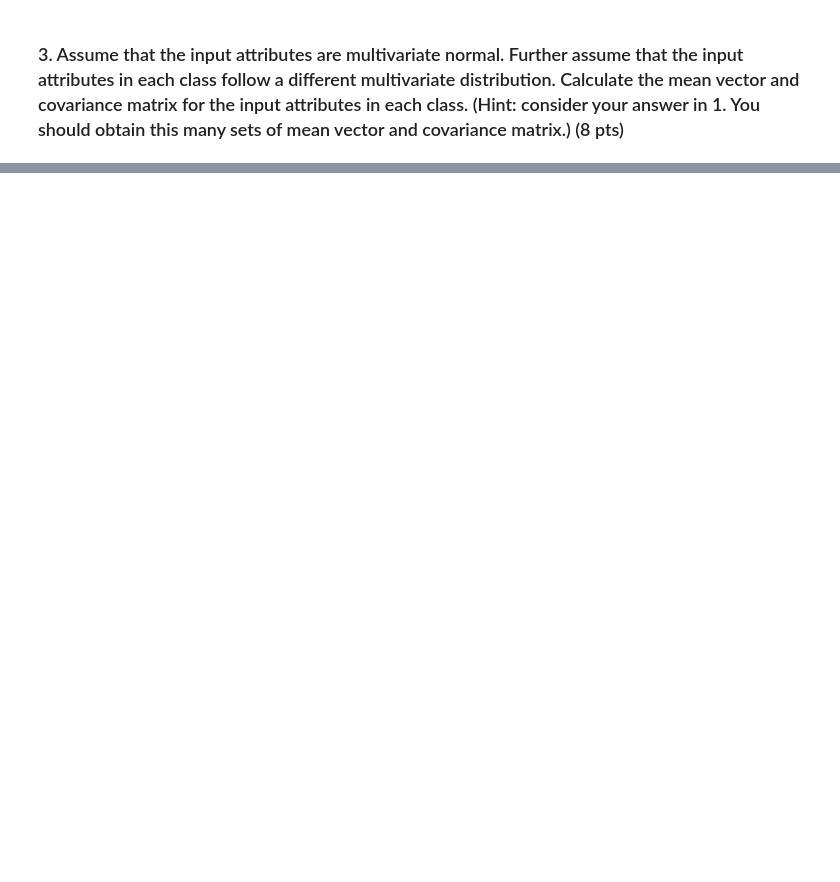
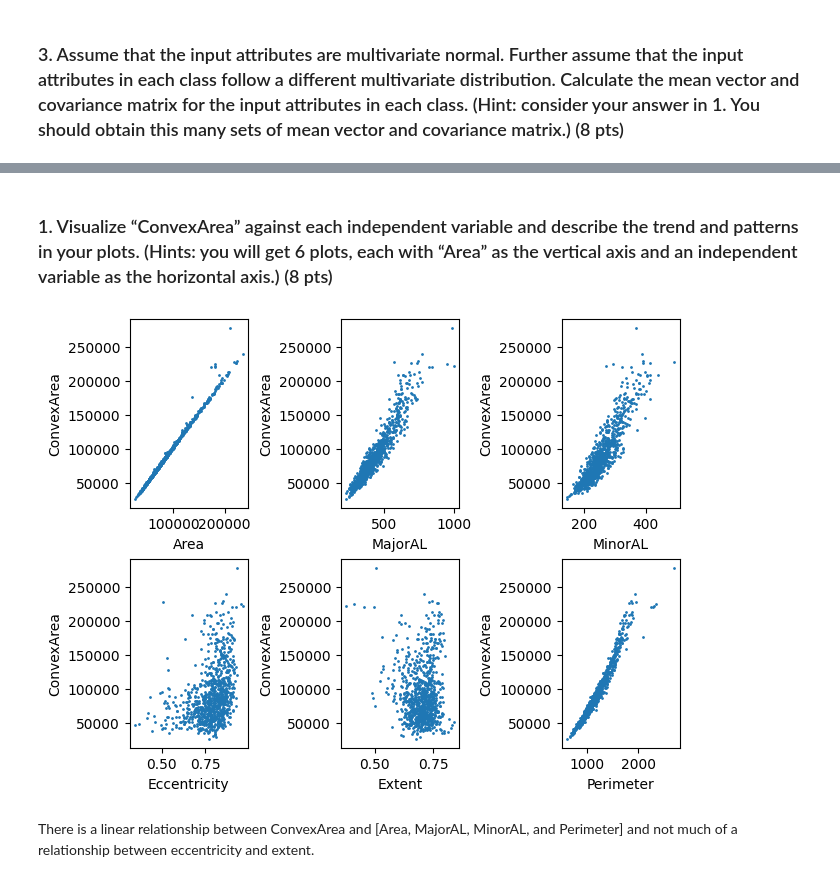
Before and after one commit to mosmith3asu/MLCourse, a Jupyter notebook: HW1/MasonSmith_HW1.ipynb, the cells around one changed output, grey strips where cells are left out. Drawn from its saved outputs; the diff is of its cells as text; code cells hidden in the pictures; blank space fills up the shorter version.

```diff
--- a/HW1/MasonSmith_HW1.ipynb
+++ b/HW1/MasonSmith_HW1.ipynb
@@ -29,0 +465,36 @@ Discriminant Function: INCOMPLETE
+# %% [markdown]
+### 1. Visualize “ConvexArea” against each independent variable and describe the trend and patterns in your plots. (Hints: you will get 6 plots, each with “Area” as the vertical axis and an independent variable as the horizontal axis.) (8 pts)
+# %%
+def import_data():
+    N = 900
+    data = np.loadtxt("Raisin_Dataset/Raisin_Dataset.csv", delimiter=",", dtype=object)[1:,:]
+    data[np.where(data[:, -1] == 'Kecimen'),-1] = 0
+    data[np.where(data[:, -1] == 'Besni'),-1] = 1
+    data[:,:-1] = data[:,:-1].astype(float)
+    # np.random.shuffle(data)
+    Xt = data[:,:-1].astype(float)
+    rt = data[:,-1].reshape([N,1]).astype(int)
+    return Xt,rt
+Xt,rt = import_data()
+Area = Xt[:,0]
+MajorAL = Xt[:,1]
+MinorAL = Xt[:,2]
+Eccentricity = Xt[:,3]
+ConvexArea = Xt[:,4]
+Extent = Xt[:,5]
+Perimeter = Xt[:,6]
+
+fig,axs = plt.subplots(2,3,constrained_layout=True)
+
+
+r,c = 0,0; axs[r,c].scatter(Area,ConvexArea,s=1); axs[r,c].set_xlabel('Area'); axs[r,c].set_ylabel('ConvexArea')
+r,c = 0,1; axs[r,c].scatter(MajorAL,ConvexArea,s=1); axs[r,c].set_xlabel('MajorAL'); axs[r,c].set_ylabel('ConvexArea')
+r,c = 0,2; axs[r,c].scatter(MinorAL,ConvexArea,s=1); axs[r,c].set_xlabel('MinorAL'); axs[r,c].set_ylabel('ConvexArea')
+r,c = 1,0; axs[r,c].scatter(Eccentricity,ConvexArea,s=1); axs[r,c].set_xlabel('Eccentricity'); axs[r,c].set_ylabel('ConvexArea')
+r,c = 1,1; axs[r,c].scatter(Extent,ConvexArea,s=1); axs[r,c].set_xlabel('Extent'); axs[r,c].set_ylabel('ConvexArea')
+r,c = 1,2; axs[r,c].scatter(Perimeter,ConvexArea,s=1); axs[r,c].set_xlabel('Perimeter'); axs[r,c].set_ylabel('ConvexArea')
+plt.show()
+# %% [output]
+[figure, added]
+# %% [markdown]
+There is a linear relationship between ConvexArea and [Area, MajorAL, MinorAL, and Perimeter] and not much of a relationship between eccentricity and extent.
```
Also changed, not shown: parts of 39 cells of this notebook, 7 other files.
